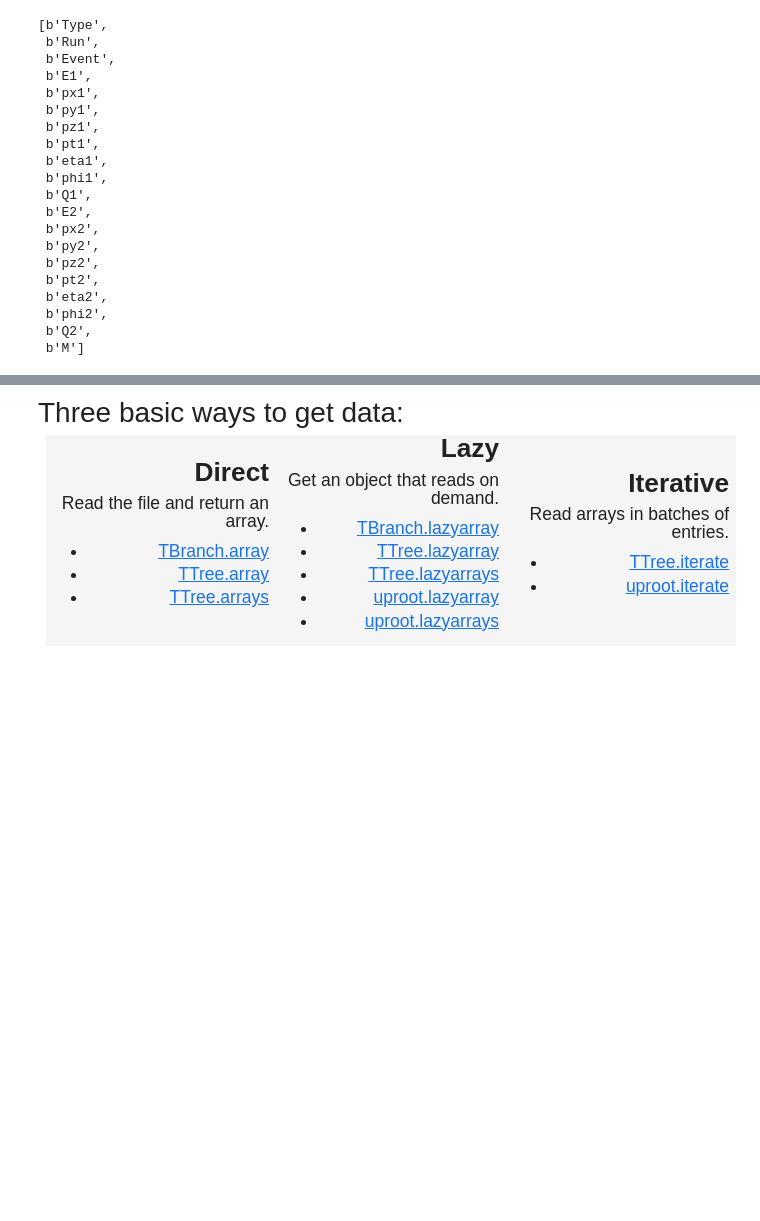
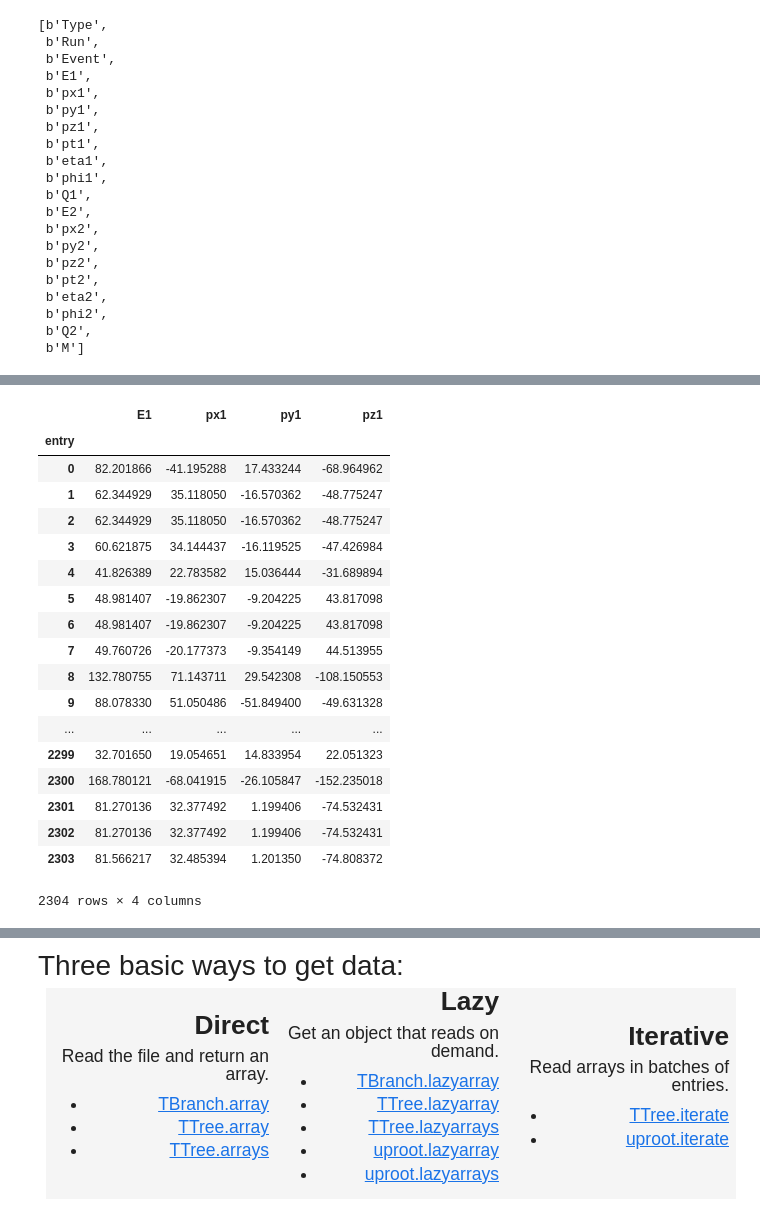
Before and after one commit to jpivarski-talks/2019-06-10-usatlas-argonne-python, a Jupyter notebook: 04-uproot.ipynb, the cells around one changed output, grey strips where cells are left out. Drawn from its saved outputs; the diff is of its cells as text; code cells hidden in the pictures; blank space fills up the shorter version.

```diff
--- a/04-uproot.ipynb
+++ b/04-uproot.ipynb
@@ -44,0 +86,25 @@ events.keys()
+# %%
+# Some tricks for arrays (plural): (2) specify an output type to wrap them in a different container:
+
+import pandas
+events.arrays(["E1", "px1", "py1", "pz1"], outputtype=pandas.DataFrame)
+# %% [output]
+|  | E1 | px1 | py1 | pz1 |
+| entry |  |  |  |  |
+| 0 | 82.201866 | -41.195288 | 17.433244 | -68.964962 |
+| 1 | 62.344929 | 35.118050 | -16.570362 | -48.775247 |
+| 2 | 62.344929 | 35.118050 | -16.570362 | -48.775247 |
+| 3 | 60.621875 | 34.144437 | -16.119525 | -47.426984 |
+| 4 | 41.826389 | 22.783582 | 15.036444 | -31.689894 |
+| 5 | 48.981407 | -19.862307 | -9.204225 | 43.817098 |
+| 6 | 48.981407 | -19.862307 | -9.204225 | 43.817098 |
+| 7 | 49.760726 | -20.177373 | -9.354149 | 44.513955 |
+| 8 | 132.780755 | 71.143711 | 29.542308 | -108.150553 |
+| 9 | 88.078330 | 51.050486 | -51.849400 | -49.631328 |
+| ... | ... | ... | ... | ... |
+| 2299 | 32.701650 | 19.054651 | 14.833954 | 22.051323 |
+| 2300 | 168.780121 | -68.041915 | -26.105847 | -152.235018 |
+| 2301 | 81.270136 | 32.377492 | 1.199406 | -74.532431 |
+| 2302 | 81.270136 | 32.377492 | 1.199406 | -74.532431 |
+| 2303 | 81.566217 | 32.485394 | 1.201350 | -74.808372 |
+2304 rows × 4 columns
```
Also changed, not shown: parts of 7 cells of this notebook.
